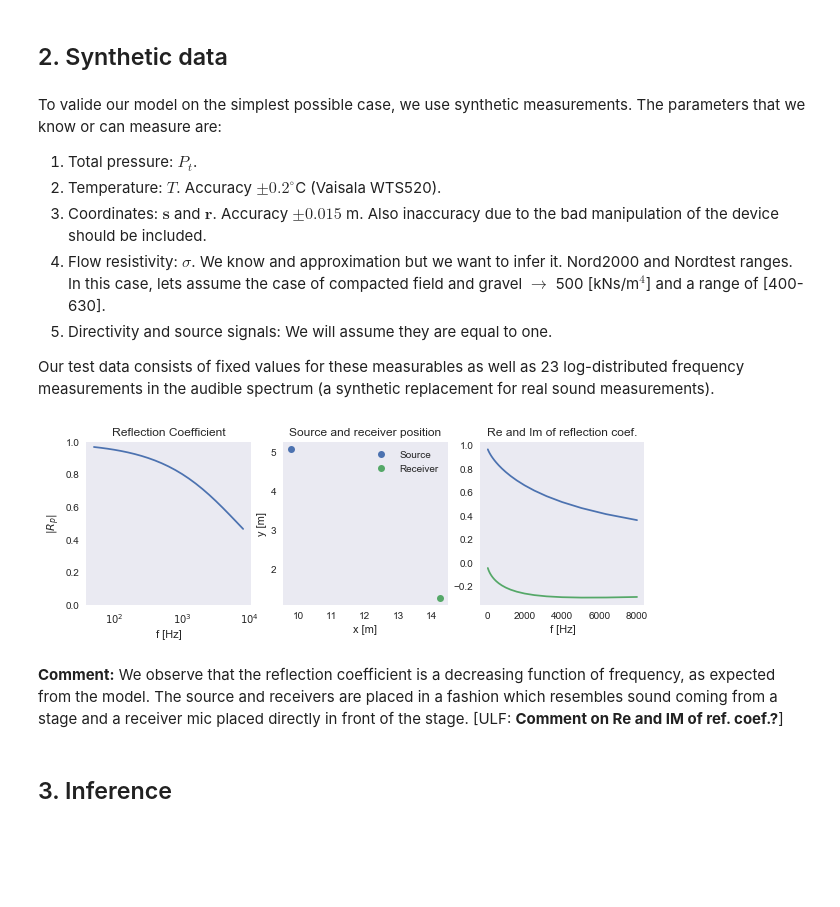
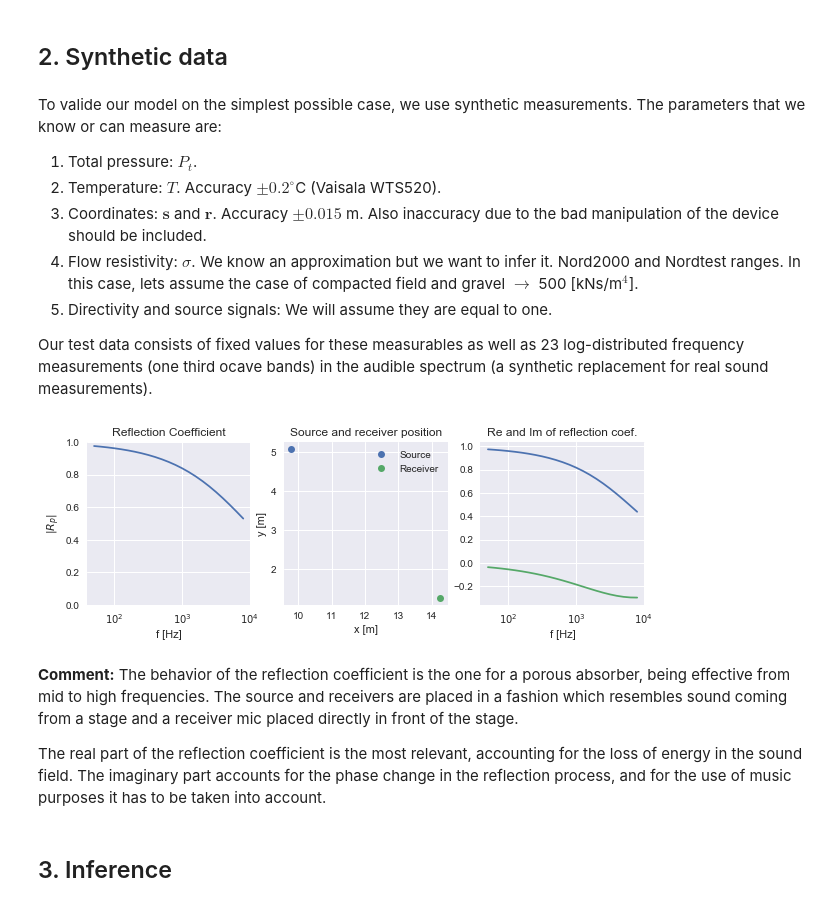
Before and after one commit to ulfaslak/bayesian_data_analysis_2017_project, a Jupyter notebook: acoustic/Plane_Wave_ulf.ipynb, the cells around one changed output. Drawn from its saved outputs; the diff is of its cells as text; code cells hidden in the pictures; blank space fills up the shorter version.

```diff
--- a/acoustic/Plane_Wave_ulf.ipynb
+++ b/acoustic/Plane_Wave_ulf.ipynb
@@ -87,10 +87,10 @@ To valide our model on the simplest possible case, we use synthetic measurements
 1. Total pressure: $P_t$.
 2. Temperature: $T$. Accuracy $\pm 0.2^{\circ}$C (Vaisala WTS520).
 3. Coordinates: $\mathbf{s}$ and $\mathbf{r}$. Accuracy $\pm 0.015$ m. Also inaccuracy due to the bad manipulation of the device should be included.
-4. Flow resistivity: $\sigma$. We know and approximation but we want to infer it. Nord2000 and Nordtest ranges. In this case, lets assume the case of compacted field and gravel $\rightarrow$ 500 [kNs/m$^4$] and a range of [400-630].
+4. Flow resistivity: $\sigma$. We know an approximation but we want to infer it. Nord2000 and Nordtest ranges. In this case, lets assume the case of compacted field and gravel $\rightarrow$ 500 [kNs/m$^4$].
 5. Directivity and source signals: We will assume they are equal to one.
 
-Our test data consists of fixed values for these measurables as well as 23 log-distributed frequency measurements in the audible spectrum (a synthetic replacement for real sound measurements).
+Our test data consists of fixed values for these measurables as well as 23 log-distributed frequency measurements (one third ocave bands) in the audible spectrum (a synthetic replacement for real sound measurements).
 # %%
 # Frequency
 n = 23
@@ -108,28 +108,28 @@ r2 = np.linalg.norm(np.subtract(si, r))
 alpha = math.pi / 2 - math.acos(np.abs(r[0] - s[0]) / r2)
 
 # Ground truth values
-sigma_mean = 500000                                             # Resistivity
+sigma = 700000                                                  # Flow Resistivity
 T = 25                                                          # Temperature
 c = 20.05 * np.sqrt(273.15 + T)                                 # Speed of sound
 rho = 1.2                                                       # Density of air
 k = omega / c                                                   # Wave number
-Zs = 1 + 5.51 * (1000 * f / sigma_mean)**(-0.632) \
-      - 8.42j * (1000 * f / sigma_mean)**(-0.632)               # Surface impedance (real, imag)
+Zs = 1 + 5.51 * (1000 * f / sigma)**(-0.632) \
+      - 8.42j * (1000 * f / sigma)**(-0.632)                    # Surface impedance according to the empirical model
 Rp = (Zs * np.cos(alpha) - 1) / (Zs * np.cos(alpha) + 1)        # Reflection coefficient
 
 # Signal and source responses
 P1 = np.ones(n, dtype=np.float) / r1 * np.exp(1j * k * r1)      # Direct pressure contribution  (not used)
-H1 = np.ones(n, dtype=np.float)                                 # Direct transfer function
-H2 = np.ones(n, dtype=np.float)                                 # Indirect transfer function
+H1 = np.ones(n, dtype=np.float)                                 # Source transfer function in the direct path
+H2 = np.ones(n, dtype=np.float)                                 # Source transfer function in the reflected path
 
 # Pressure
 Dr = r2 - r1                                                    # delta_r
 pt_clean = (H1 + Rp * H2 * r1 / r2 * np.exp(1j * k * Dr))       # The ground effect P_t / P_1
 
 # Noise
-SNR = 20                                                        # Signal to noise ratio
-An = abs(1 / 10**(SNR / 20))                                    # Noise level ??
-Phin = np.random.uniform(-math.pi, math.pi, len(f))             # Noise phase ??
+SNR = 30                                                        # Signal to noise ratio
+An = abs(1 / 10**(SNR / 20))                                    # Noise Amplitude
+Phin = np.random.uniform(-math.pi, math.pi, len(f))             # Noise phase
 epsilon = An * np.exp(1j * Phin)                                # Noise contribution
 
 # Pressure with noise
@@ -138,43 +138,46 @@ pt_real = np.real(pt)
 pt_imag = np.imag(pt)
 
 # Measurement uncertainties
-T_dev = 0.2                # Standard deviation of temporature measurement
+T_dev = 0.2                # Standard deviation of temperature measurement
 r_dev = 0.015              # Error of the instrument
 r_man_dev = 0.3            # Error due to manipulation
 r_tot = r_dev + r_man_dev  # Total position measurement error
-sigma_dev = 500000
+sigma_mean = 500000        # Prior guess of the flow resistivity
+sigma_dev = 500000         # Deviation of the flow resistivity.
 
 ## Plot
 plt.figure(None, (10, 3))
 
 plt.subplot(1, 3, 1)
 plt.title('Reflection Coefficient')
 plt.plot(f, np.abs(Rp))
 plt.xlabel('f [Hz]')
 plt.ylabel(r'$|R_p|$')
 plt.xscale('log')
-plt.grid()
+
 plt.ylim(0, 1)
 
 plt.subplot(1, 3, 2)
 plt.title("Source and receiver position")
 plt.plot(s[0], s[1],'o')
 plt.plot(r[0], r[1],'o')
 plt.xlabel(r'x [m]')
 plt.ylabel(r'y [m]')
 plt.legend(['Source', 'Receiver'])
-plt.grid()
+
 
 plt.subplot(1, 3, 3)
 plt.title("Re and Im of reflection coef.")
 plt.plot(f, np.real(Rp))
 plt.plot(f, np.imag(Rp))
 plt.xlabel('f [Hz]')
-plt.grid()
+plt.xscale('log')
 # %% [output]
-[figure, old version]
+[figure, new version]
 # %% [markdown]
-**Comment:** We observe that the reflection coefficient is a decreasing function of frequency, as expected from the model. The source and receivers are placed in a fashion which resembles sound coming from a stage and a receiver mic placed directly in front of the stage. [ULF: **Comment on Re and IM of ref. coef.?**]
+**Comment:** The behavior of the reflection coefficient is the one for a porous absorber, being effective from mid to high frequencies. The source and receivers are placed in a fashion which resembles sound coming from a stage and a receiver mic placed directly in front of the stage.
+
+The real part of the reflection coefficient is the most relevant, accounting for the loss of energy in the sound field. The imaginary part accounts for the phase change in the reflection process, and for the use of music purposes it has to be taken into account.
 # %% [markdown]
 ## 3. Inference
 # %% [markdown]
```
Also changed, not shown: parts of 41 cells of this notebook.
